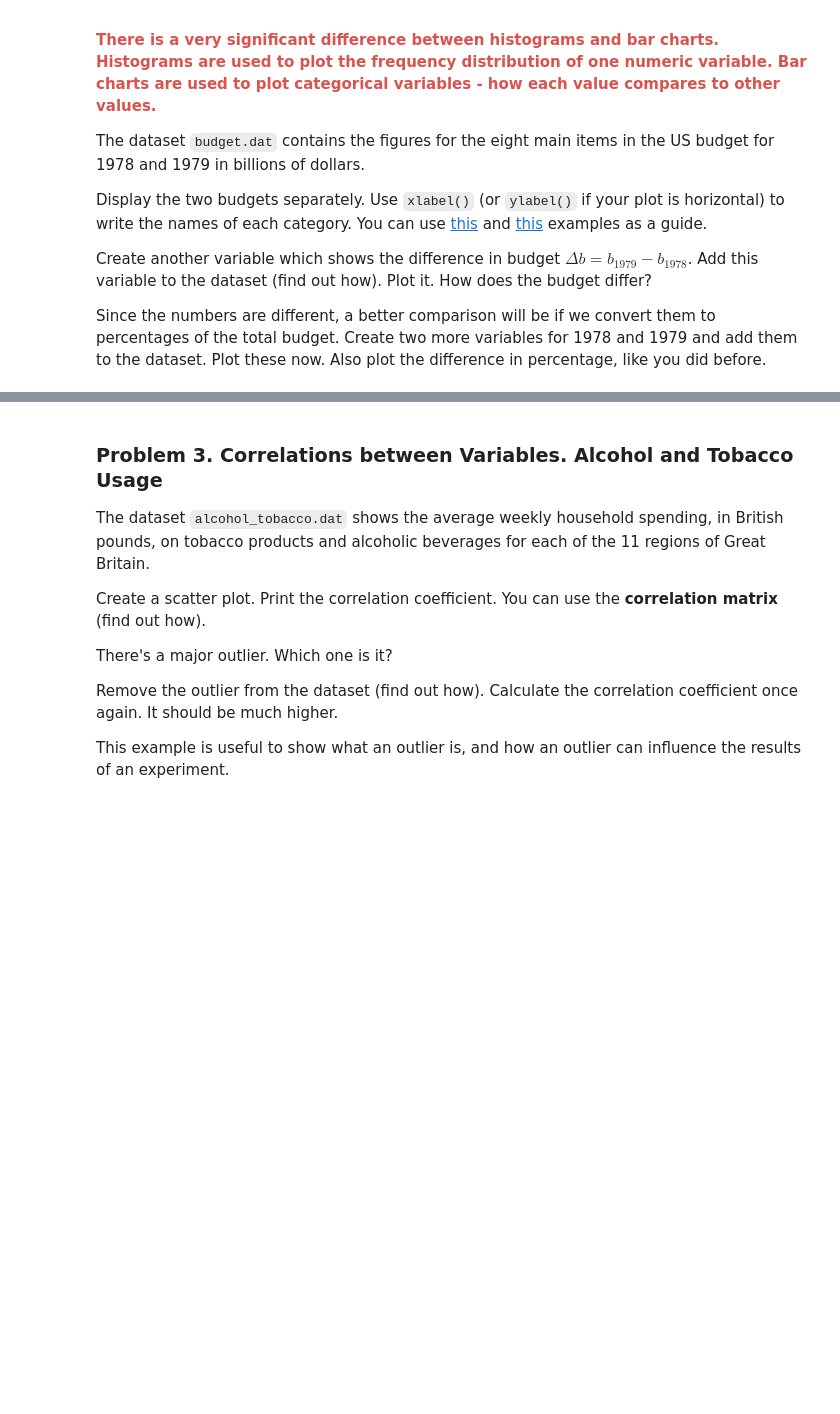
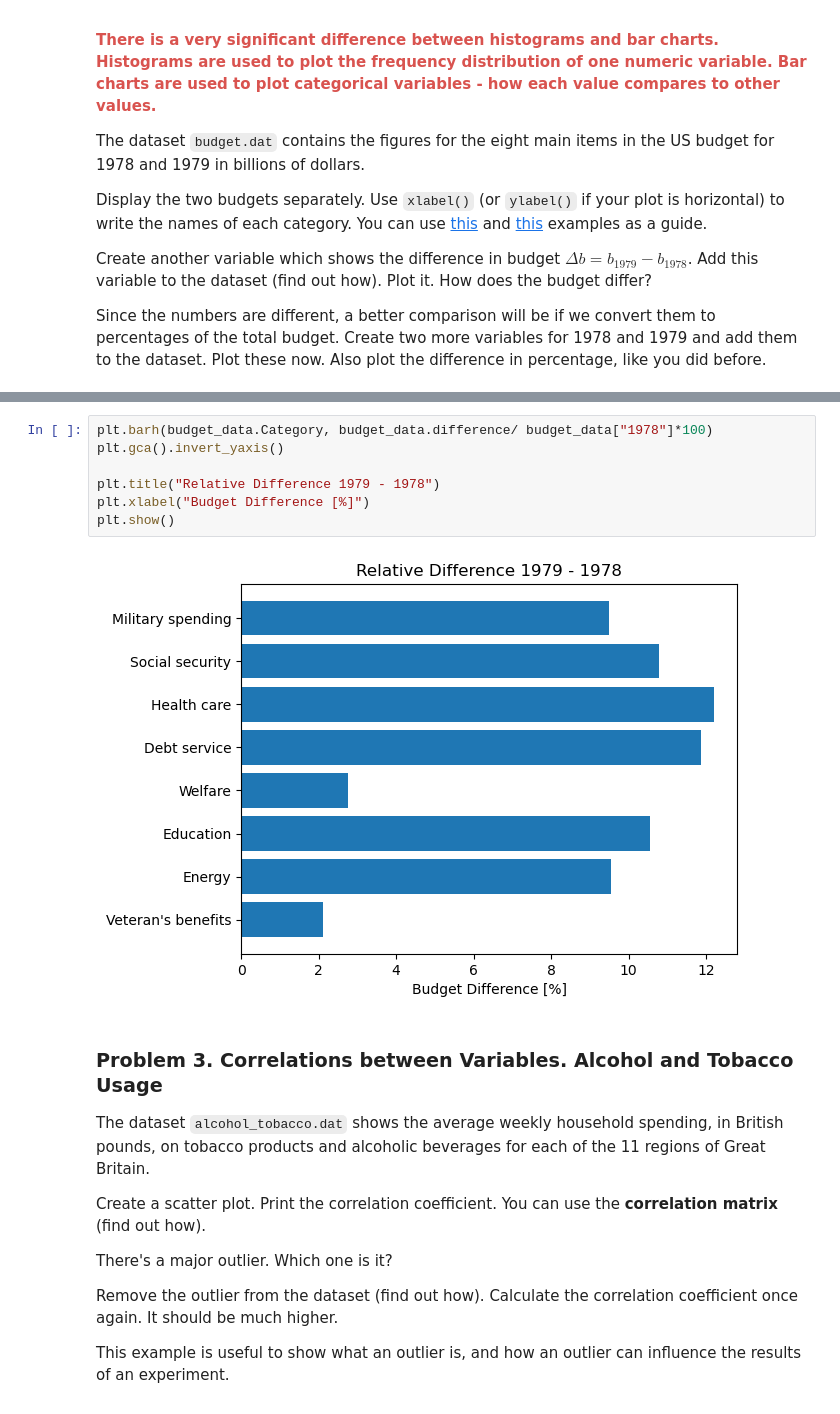
Before and after one commit to i11g/Statistics, a Jupyter notebook: Statistics Exercise.ipynb, the cells around one changed output, grey strips where cells are left out. Saved outputs shown, nothing was run; the diff lists cells and outputs as text; blank space fills up the shorter version.

```diff
--- a/Statistics Exercise.ipynb
+++ b/Statistics Exercise.ipynb
@@ -138,3 +220,12 @@ Since the numbers are different, a better comparison will be if we convert them
+# %%
+plt.barh(budget_data.Category, budget_data.difference/ budget_data["1978"]*100)
+plt.gca().invert_yaxis()
+
+plt.title("Relative Difference 1979 - 1978")
+plt.xlabel("Budget Difference [%]")
+plt.show()
+# %% [output]
+[figure, added]
 # %% [markdown]
 ### Problem 3. Correlations between Variables. Alcohol and Tobacco Usage
 The dataset `alcohol_tobacco.dat` shows the average weekly household spending, in British pounds, on tobacco products and alcoholic beverages for each of the 11 regions of Great Britain.
```
Also changed, not shown: parts of 19 cells of this notebook, 1 other file.
